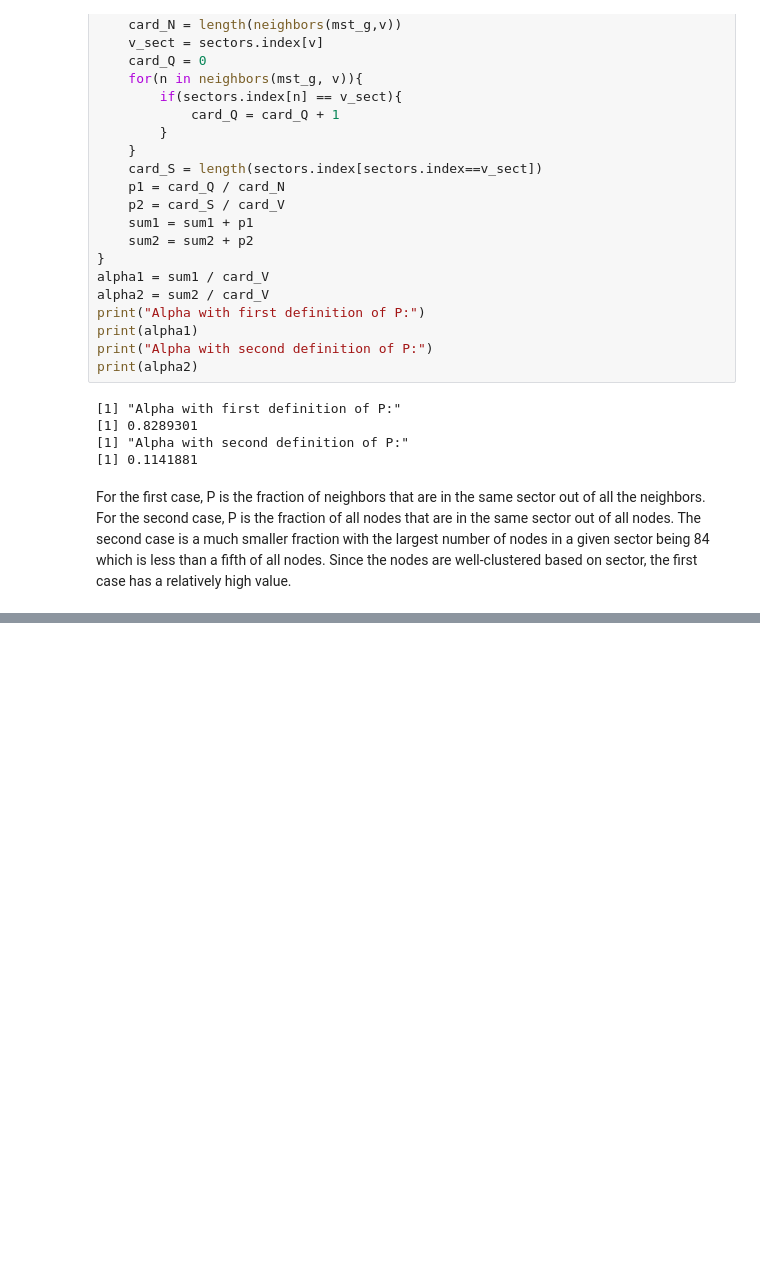
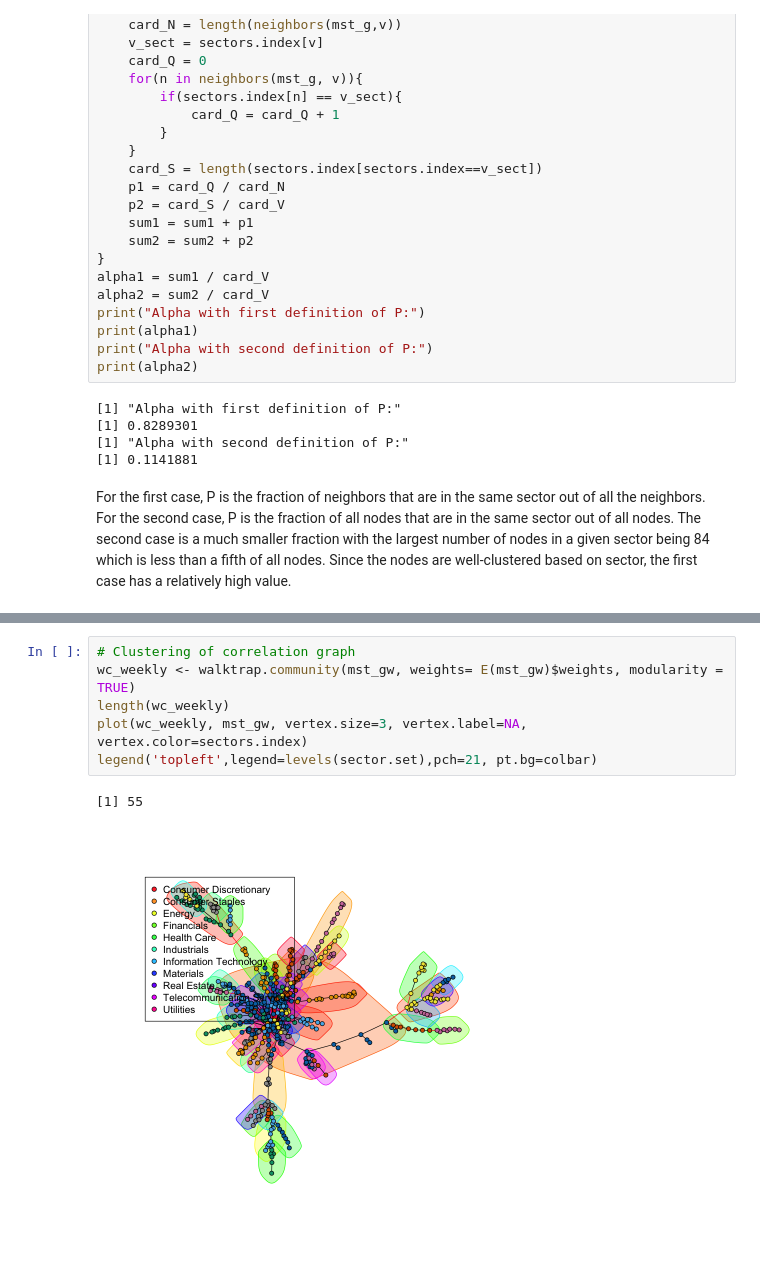
Before and after one commit to morgworth/ece232_team, a Jupyter notebook: Project 4/Morgan Project 4 Part 1.ipynb, the cells around one changed output, grey strips where cells are left out. Cells and saved outputs as stored; diff of their text form; blank space fills up the shorter version.

```diff
--- a/Project 4/Morgan Project 4 Part 1.ipynb
+++ b/Project 4/Morgan Project 4 Part 1.ipynb
@@ -204,0 +256,9 @@ For the first case, P is the fraction of neighbors that are in the same sector o
+# %%
+# Clustering of correlation graph
+wc_weekly <- walktrap.community(mst_gw, weights= E(mst_gw)$weights, modularity = TRUE)
+length(wc_weekly)
+plot(wc_weekly, mst_gw, vertex.size=3, vertex.label=NA, vertex.color=sectors.index)
+legend('topleft',legend=levels(sector.set),pch=21, pt.bg=colbar)
+# %% [output]
+[1] 55
+[figure, added]
```
Also changed, not shown: parts of 14 cells of this notebook.
